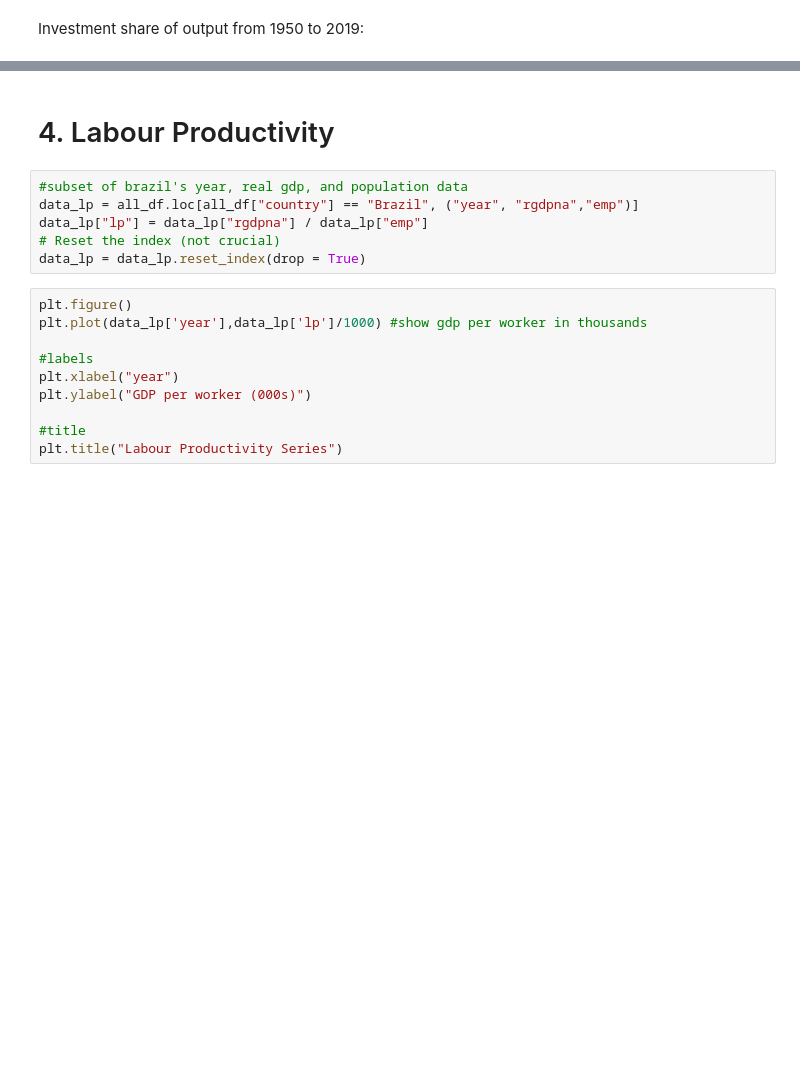
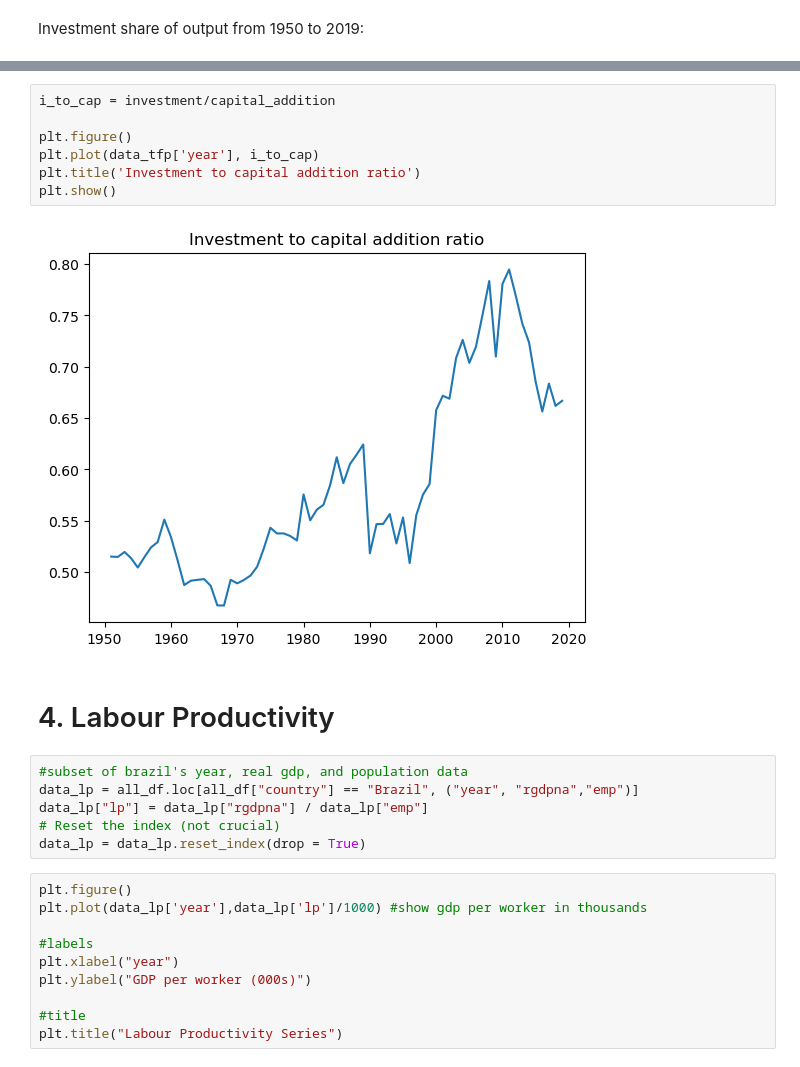
Before and after one commit to Jessie-Fung/ec2b1-brazil, a Jupyter notebook: code/code.ipynb, the cells around one changed output, grey strips where cells are left out. Cells and saved outputs as stored; diff of their text form; blank space fills up the shorter version.

```diff
--- a/code/code.ipynb
+++ b/code/code.ipynb
@@ -649,3 +718,12 @@ plt.show()
+# %%
+i_to_cap = investment/capital_addition
+
+plt.figure()
+plt.plot(data_tfp['year'], i_to_cap)
+plt.title('Investment to capital addition ratio')
+plt.show()
+# %% [output]
+[figure, added]
 # %% [markdown]
 # 4. Labour Productivity
 # %%
```
Also changed, not shown: parts of 15 cells of this notebook.
